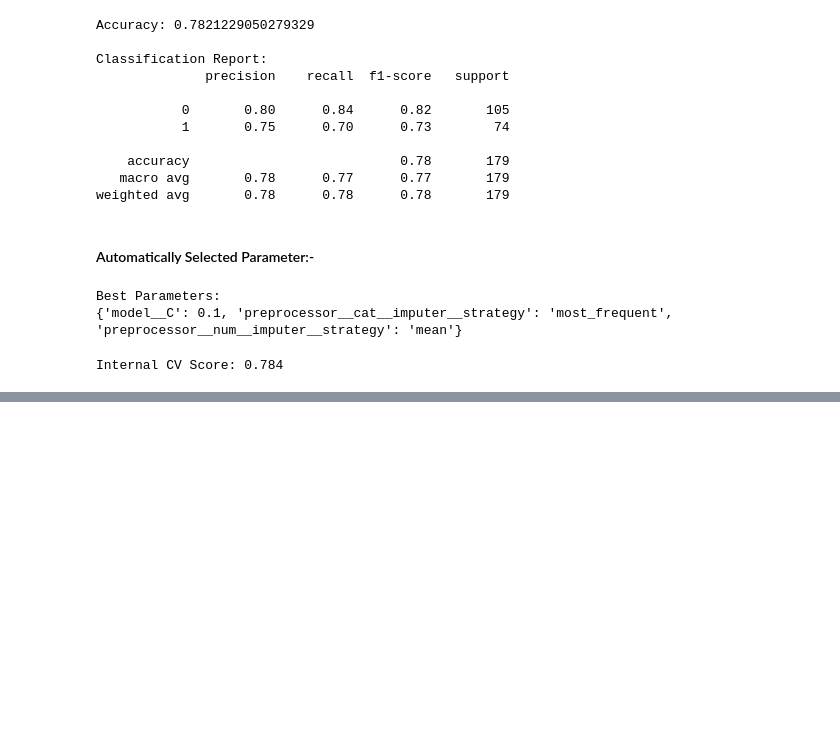
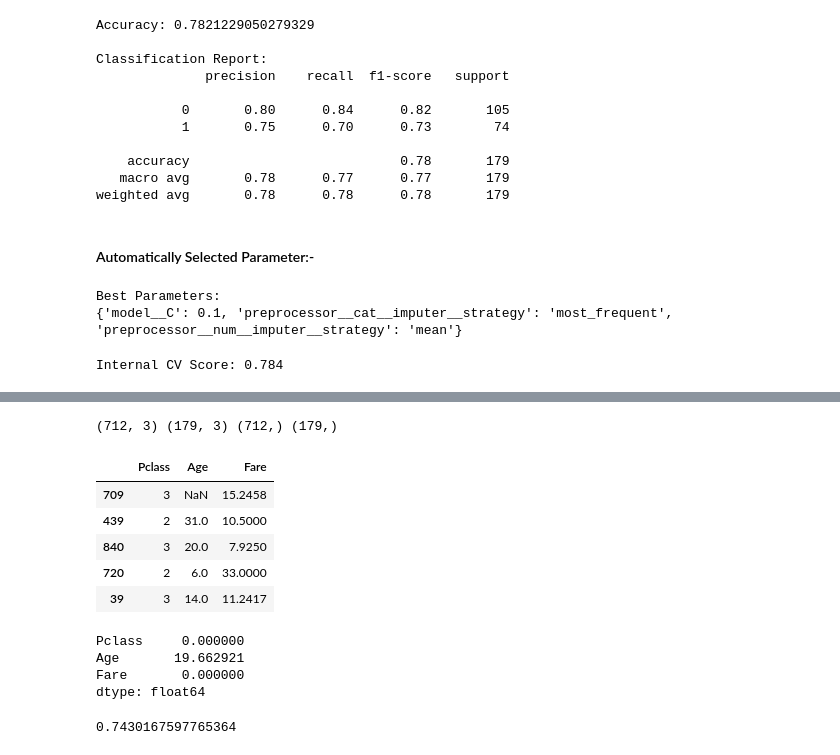
Before and after one commit to Shekhar7017/EDA, a Jupyter notebook: FeatureEngineering.ipynb, the cells around one changed output, grey strips where cells are left out. Cells and saved outputs as stored; diff of their text form; code cells hidden in the pictures; blank space fills up the shorter version.

```diff
--- a/FeatureEngineering.ipynb
+++ b/FeatureEngineering.ipynb
@@ -1740,0 +1774,25 @@ cv_results[['param_preprocessor__num__imputer__strategy', 'param_preprocessor__c
+# %%
+X = df.drop(columns=['Survived'])
+y = df['Survived']
+
+X_train, X_test, y_train, y_test = train_test_split(X,y,test_size=0.2, random_state=42)
+
+print(X_train.shape, X_test.shape, y_train.shape, y_test.shape)
+# %% [output]
+(712, 3) (179, 3) (712,) (179,)
+# %%
+X_test.head()
+# %% [output]
+|  | Pclass | Age | Fare |
+| 709 | 3 | NaN | 15.2458 |
+| 439 | 2 | 31.0 | 10.5000 |
+| 840 | 3 | 20.0 | 7.9250 |
+| 720 | 2 | 6.0 | 33.0000 |
+| 39 | 3 | 14.0 | 11.2417 |
+# %%
+X_train.isnull().sum()/len(X_train) * 100
+# %% [output]
+Pclass     0.000000
+Age       19.662921
+Fare       0.000000
+dtype: float64
@@ -1740,0 +1804,9 @@ cv_results[['param_preprocessor__num__imputer__strategy', 'param_preprocessor__c
+# %%
+lr = LogisticRegression()
+
+lr.fit(X_train_imputed, y_train)
+lr_pred = lr.predict(X_test_imputed)
+
+accuracy_score(y_test, lr_pred)
+# %% [output]
+0.7430167597765364
```
Also changed, not shown: parts of 6 cells of this notebook.
